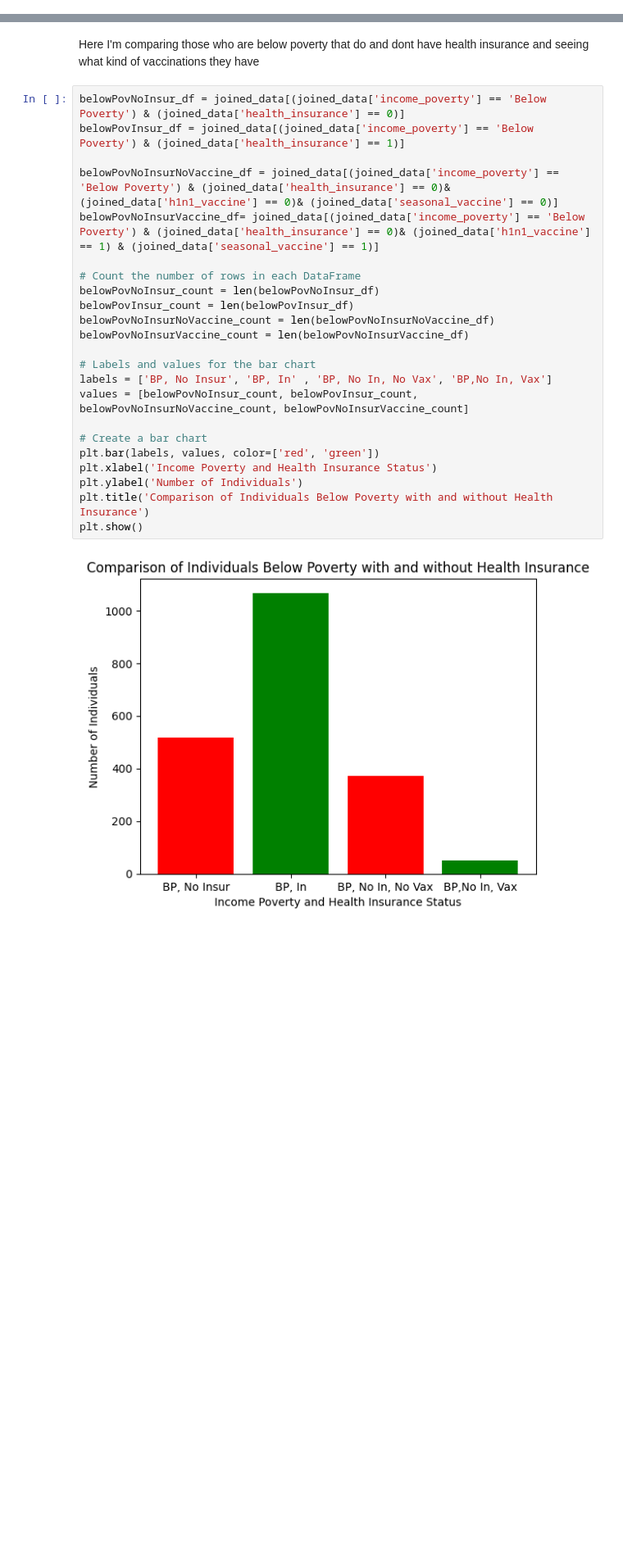
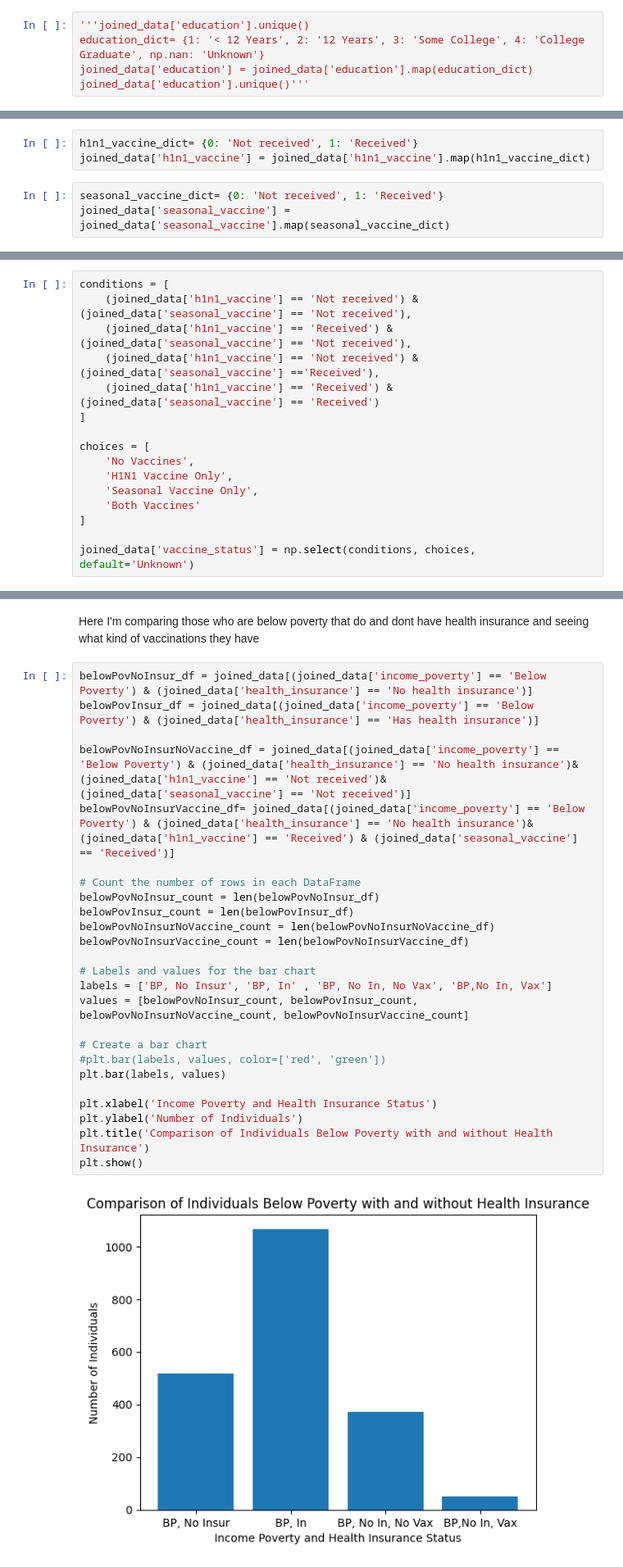
Before and after one commit to nudaee/DataScienceGuidedCapstone, a Jupyter notebook: Notebooks/Eda Cap2_01.ipynb, the cells around one changed output, grey strips where cells are left out. Shown at 82% size. Drawn from its saved outputs; the diff is of its cells as text; blank space fills up the shorter version.

```diff
--- a/Notebooks/Eda Cap2_01.ipynb
+++ b/Notebooks/Eda Cap2_01.ipynb
@@ -51,0 +322,5 @@ joined_data.head()
+# %%
+'''joined_data['education'].unique()
+education_dict= {1: '< 12 Years', 2: '12 Years', 3: 'Some College', 4: 'College Graduate', np.nan: 'Unknown'}
+joined_data['education'] = joined_data['education'].map(education_dict)
+joined_data['education'].unique()'''
@@ -51,0 +345,6 @@ joined_data.head()
+# %%
+h1n1_vaccine_dict= {0: 'Not received', 1: 'Received'}
+joined_data['h1n1_vaccine'] = joined_data['h1n1_vaccine'].map(h1n1_vaccine_dict)
+# %%
+seasonal_vaccine_dict= {0: 'Not received', 1: 'Received'}
+joined_data['seasonal_vaccine'] = joined_data['seasonal_vaccine'].map(seasonal_vaccine_dict)
@@ -51,0 +353,16 @@ joined_data.head()
+# %%
+conditions = [
+    (joined_data['h1n1_vaccine'] == 'Not received') & (joined_data['seasonal_vaccine'] == 'Not received'),
+    (joined_data['h1n1_vaccine'] == 'Received') & (joined_data['seasonal_vaccine'] == 'Not received'),
+    (joined_data['h1n1_vaccine'] == 'Not received') & (joined_data['seasonal_vaccine'] =='Received'),
+    (joined_data['h1n1_vaccine'] == 'Received') & (joined_data['seasonal_vaccine'] == 'Received')
+]
+
+choices = [
+    'No Vaccines',
+    'H1N1 Vaccine Only',
+    'Seasonal Vaccine Only',
+    'Both Vaccines'
+]
+
+joined_data['vaccine_status'] = np.select(conditions, choices, default='Unknown')
@@ -52,30 +371,32 @@ joined_data.head()
 # %% [markdown]
  Here I'm comparing those who are below poverty that do and dont have health insurance and seeing what kind of vaccinations they have
 # %%
-belowPovNoInsur_df = joined_data[(joined_data['income_poverty'] == 'Below Poverty') & (joined_data['health_insurance'] == 0)]
-belowPovInsur_df = joined_data[(joined_data['income_poverty'] == 'Below Poverty') & (joined_data['health_insurance'] == 1)]
+belowPovNoInsur_df = joined_data[(joined_data['income_poverty'] == 'Below Poverty') & (joined_data['health_insurance'] == 'No health insurance')]
+belowPovInsur_df = joined_data[(joined_data['income_poverty'] == 'Below Poverty') & (joined_data['health_insurance'] == 'Has health insurance')]
 
-belowPovNoInsurNoVaccine_df = joined_data[(joined_data['income_poverty'] == 'Below Poverty') & (joined_data['health_insurance'] == 0)& (joined_data['h1n1_vaccine'] == 0)& (joined_data['seasonal_vaccine'] == 0)]
-belowPovNoInsurVaccine_df= joined_data[(joined_data['income_poverty'] == 'Below Poverty') & (joined_data['health_insurance'] == 0)& (joined_data['h1n1_vaccine'] == 1) & (joined_data['seasonal_vaccine'] == 1)]
+belowPovNoInsurNoVaccine_df = joined_data[(joined_data['income_poverty'] == 'Below Poverty') & (joined_data['health_insurance'] == 'No health insurance')& (joined_data['h1n1_vaccine'] == 'Not received')& (joined_data['seasonal_vaccine'] == 'Not received')]
+belowPovNoInsurVaccine_df= joined_data[(joined_data['income_poverty'] == 'Below Poverty') & (joined_data['health_insurance'] == 'No health insurance')& (joined_data['h1n1_vaccine'] == 'Received') & (joined_data['seasonal_vaccine'] == 'Received')]
 
 # Count the number of rows in each DataFrame
 belowPovNoInsur_count = len(belowPovNoInsur_df)
 belowPovInsur_count = len(belowPovInsur_df)
 belowPovNoInsurNoVaccine_count = len(belowPovNoInsurNoVaccine_df)
 belowPovNoInsurVaccine_count = len(belowPovNoInsurVaccine_df)
 
 # Labels and values for the bar chart
 labels = ['BP, No Insur', 'BP, In' , 'BP, No In, No Vax', 'BP,No In, Vax']
 values = [belowPovNoInsur_count, belowPovInsur_count, belowPovNoInsurNoVaccine_count, belowPovNoInsurVaccine_count]
 
 # Create a bar chart
-plt.bar(labels, values, color=['red', 'green'])
+#plt.bar(labels, values, color=['red', 'green'])
+plt.bar(labels, values)
+
 plt.xlabel('Income Poverty and Health Insurance Status')
 plt.ylabel('Number of Individuals')
 plt.title('Comparison of Individuals Below Poverty with and without Health Insurance')
 plt.show()
 # %% [output]
-[figure, old version]
+[figure, new version]
 # %% [markdown]
 Here Ill looking to see how many people are and arent healthcare workers. I feel like ayone who is will automatically be getting both vaccinations regardless of there other responses.
 # %%
```
Also changed, not shown: parts of 83 cells of this notebook.
